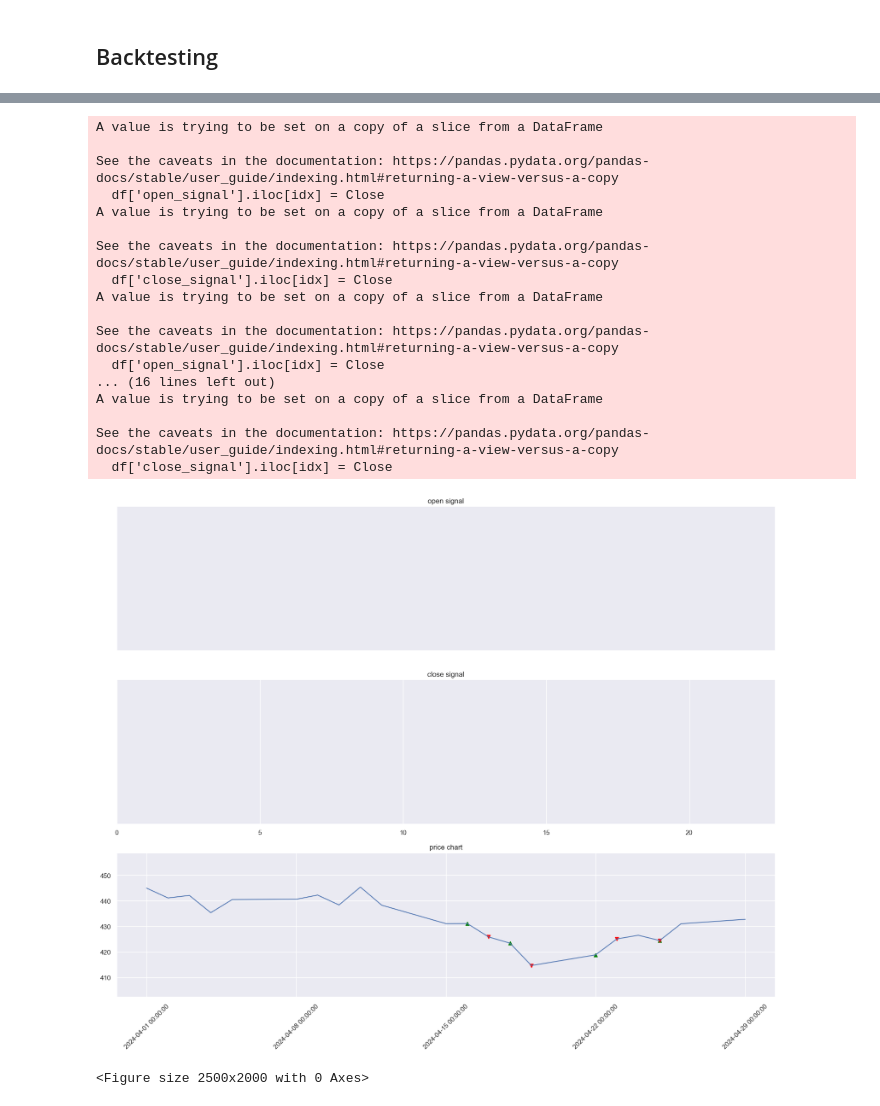
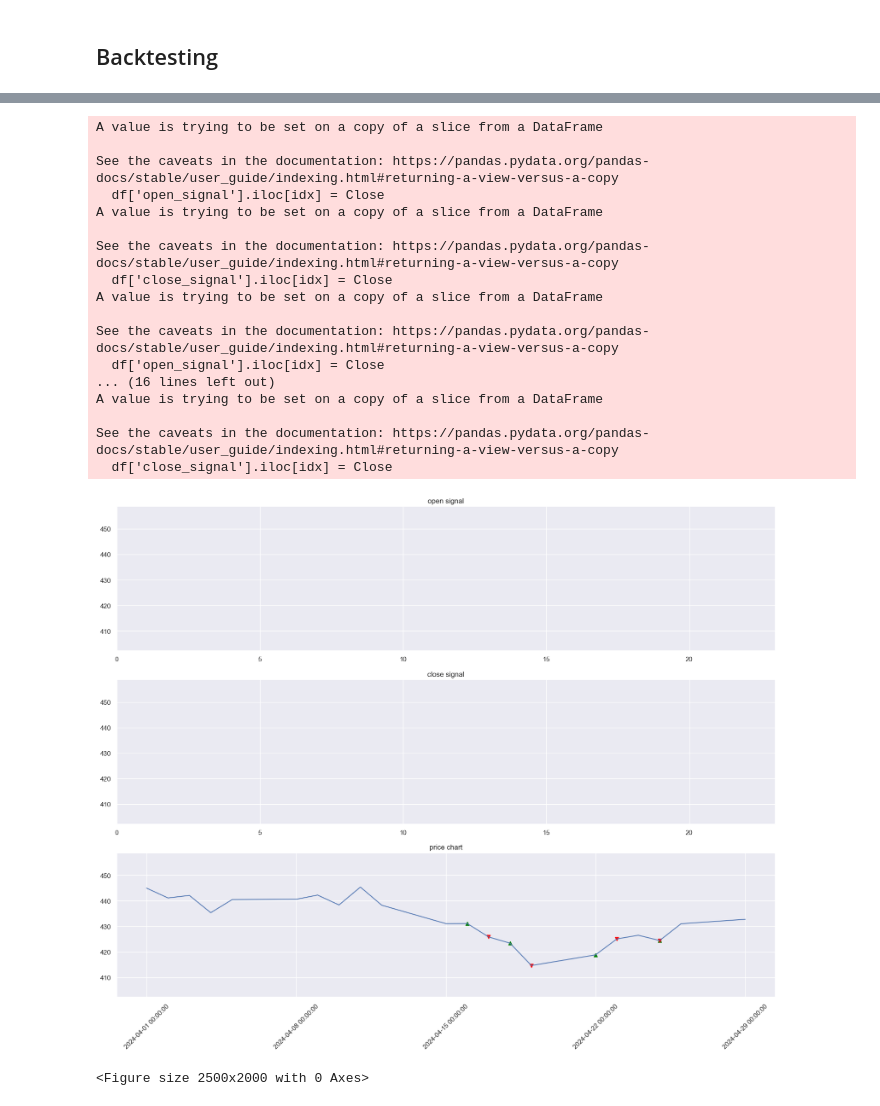
Before and after one commit to LBF-2004/trading-strategy, a Jupyter notebook: backtester.ipynb, the cells around one changed output, grey strips where cells are left out. Cells and saved outputs as stored; diff of their text form; code cells hidden in the pictures.

Commit message:
fix scale of plot

```diff
--- a/backtester.ipynb
+++ b/backtester.ipynb
@@ -202,9 +202,10 @@ def backtest(df, capital):
     ax1.set_ylim(0, 1)
     ax1.set_xlim(0,max(plot_open_signal)+5)
     x_axis1 = ax1.axes.get_xaxis()
-    x_axis1.set_visible(False)
+    x_axis1.set_visible(True)
     y_axis1 = ax1.axes.get_yaxis()
-    y_axis1.set_visible(False)
+    y_axis1.set_visible(True)
+
 
     # CLOSE SIGNAL
     ax2.vlines(plot_close_signal,ymin=0,ymax=1,colors='red')
@@ -212,7 +213,7 @@ def backtest(df, capital):
     x_axis2 = ax2.axes.get_xaxis()
     x_axis2.set_visible(True)
     y_axis2 = ax2.axes.get_yaxis()
-    y_axis2.set_visible(False)
+    y_axis2.set_visible(True)
     ax2.set_ylim(0, 1)
     ax2.set_xlim(0,max(plot_open_signal)+5)
 
@@ -247,33 +248,33 @@ plot_equity(equity)
 OPEN LONG position  |  2024-04-16 00:00:00  open operation price : 431.1
 CLOSE LONG position | equity: 13160000.0  at  2024-04-17 00:00:00  gain:  13150000.0 $  close operation price : 425.84
 
 OPEN LONG position  |  2024-04-18 00:00:00  open operation price : 423.41
 CLOSE LONG position | equity: 28833560000.0  at  2024-04-19 00:00:00  gain:  28820400000.0 $  close operation price : 414.65
 
 OPEN LONG position  |  2024-04-22 00:00:00  open operation price : 418.82
 CLOSE LONG position | equity: -45023603940000.65  at  2024-04-23 00:00:00  gain:  -45052437500000.65 $  close operation price : 425.07
 
 OPEN LONG position  |  2024-04-25 00:00:00  open operation price : 424.45
 CLOSE LONG position | equity: -45023603940000.65  at  2024-04-25 00:00:00  gain:  -0.0 $  close operation price : 424.45
 [11, 13, 15, 18]
 [12, 14, 16, 18]
 A value is trying to be set on a copy of a slice from a DataFrame
 
 See the caveats in the documentation: https://pandas.pydata.org/pandas-docs/stable/user_guide/indexing.html#returning-a-view-versus-a-copy
   df['open_signal'].iloc[idx] = Close
 A value is trying to be set on a copy of a slice from a DataFrame
 
 See the caveats in the documentation: https://pandas.pydata.org/pandas-docs/stable/user_guide/indexing.html#returning-a-view-versus-a-copy
   df['close_signal'].iloc[idx] = Close
 A value is trying to be set on a copy of a slice from a DataFrame
 
 See the caveats in the documentation: https://pandas.pydata.org/pandas-docs/stable/user_guide/indexing.html#returning-a-view-versus-a-copy
   df['open_signal'].iloc[idx] = Close
 ... (16 lines left out)
 A value is trying to be set on a copy of a slice from a DataFrame
 
 See the caveats in the documentation: https://pandas.pydata.org/pandas-docs/stable/user_guide/indexing.html#returning-a-view-versus-a-copy
   df['close_signal'].iloc[idx] = Close
-[figure, old version]
+[figure, new version]
 <Figure size 2500x2000 with 0 Axes>
 [figure]
```
